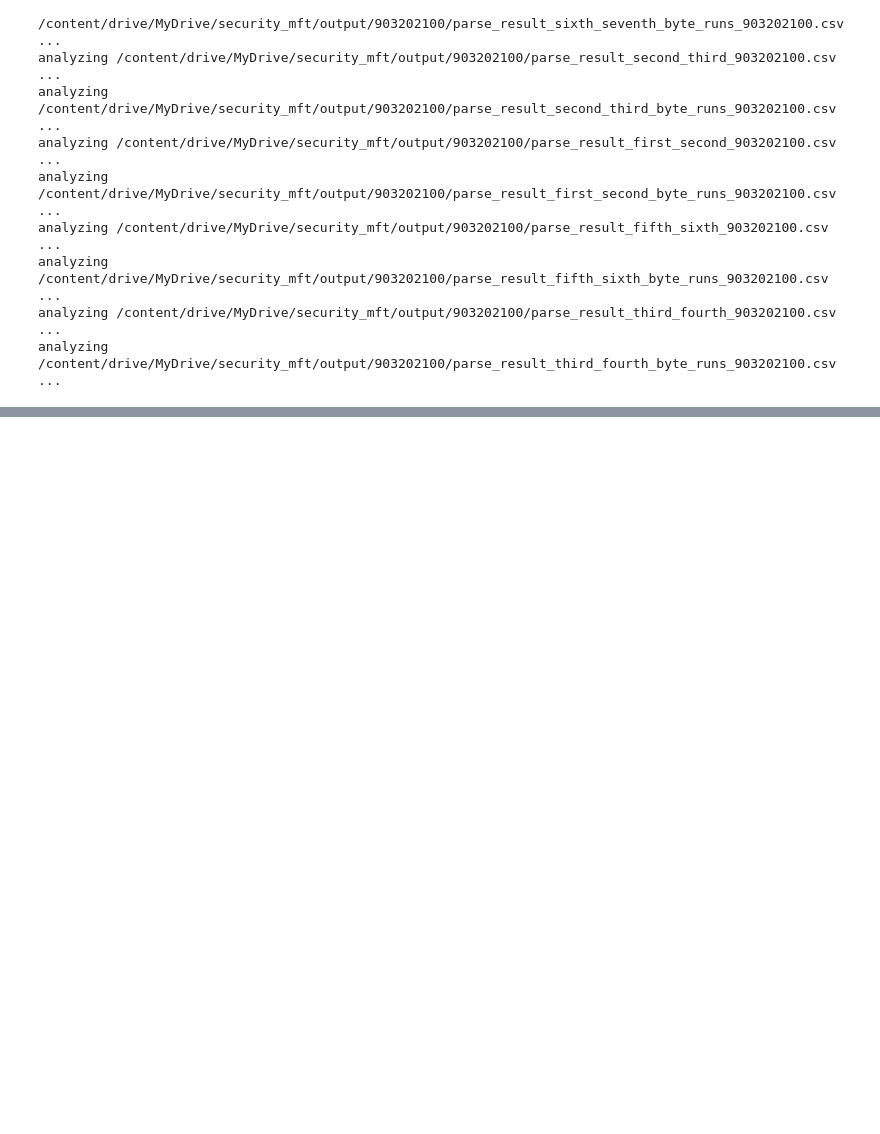
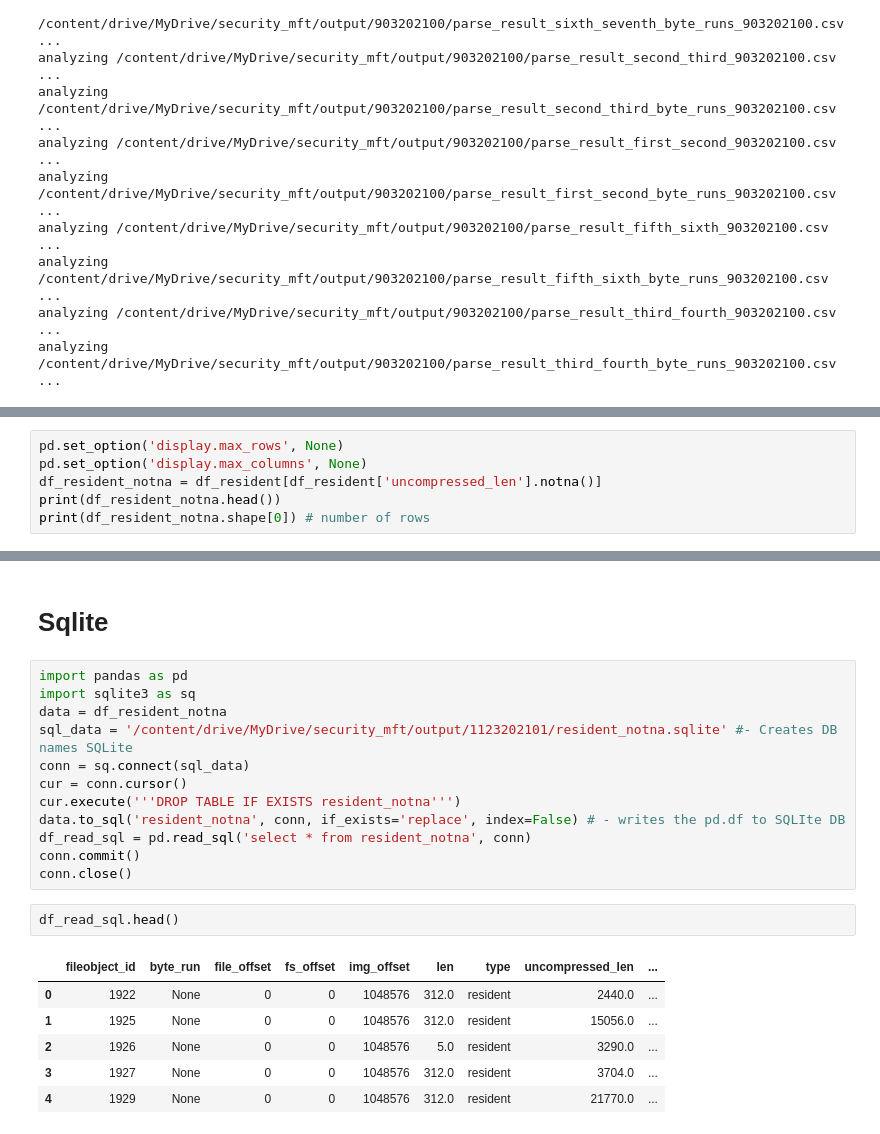
Before and after one commit to AllisonShen/security_mft, a Jupyter notebook: code/run_this.ipynb, the cells around one changed output, grey strips where cells are left out. Cells and saved outputs as stored; diff of their text form; blank space fills up the shorter version.

Commit message:
SQlite

```diff
--- a/code/run_this.ipynb
+++ b/code/run_this.ipynb
@@ -75,0 +132,6 @@ analyzing /content/drive/MyDrive/security_mft/output/903202100/parse_result_thir
+# %%
+pd.set_option('display.max_rows', None)
+pd.set_option('display.max_columns', None)
+df_resident_notna = df_resident[df_resident['uncompressed_len'].notna()]
+print(df_resident_notna.head())
+print(df_resident_notna.shape[0]) # number of rows
@@ -75,0 +153,23 @@ analyzing /content/drive/MyDrive/security_mft/output/903202100/parse_result_thir
+# %% [markdown]
+# Sqlite
+# %%
+import pandas as pd
+import sqlite3 as sq
+data = df_resident_notna
+sql_data = '/content/drive/MyDrive/security_mft/output/1123202101/resident_notna.sqlite' #- Creates DB names SQLite
+conn = sq.connect(sql_data)
+cur = conn.cursor()
+cur.execute('''DROP TABLE IF EXISTS resident_notna''')
+data.to_sql('resident_notna', conn, if_exists='replace', index=False) # - writes the pd.df to SQLIte DB
+df_read_sql = pd.read_sql('select * from resident_notna', conn)
+conn.commit()
+conn.close()
+# %%
+df_read_sql.head()
+# %% [output]
+|  | fileobject_id | byte_run | file_offset | fs_offset | img_offset | len | type | uncompressed_len | ... |
+| 0 | 1922 | None | 0 | 0 | 1048576 | 312.0 | resident | 2440.0 | ... |
+| 1 | 1925 | None | 0 | 0 | 1048576 | 312.0 | resident | 15056.0 | ... |
+| 2 | 1926 | None | 0 | 0 | 1048576 | 5.0 | resident | 3290.0 | ... |
+| 3 | 1927 | None | 0 | 0 | 1048576 | 312.0 | resident | 3704.0 | ... |
+| 4 | 1929 | None | 0 | 0 | 1048576 | 312.0 | resident | 21770.0 | ... |
```
Also changed, not shown: parts of 9 cells of this notebook, 2 other files.
